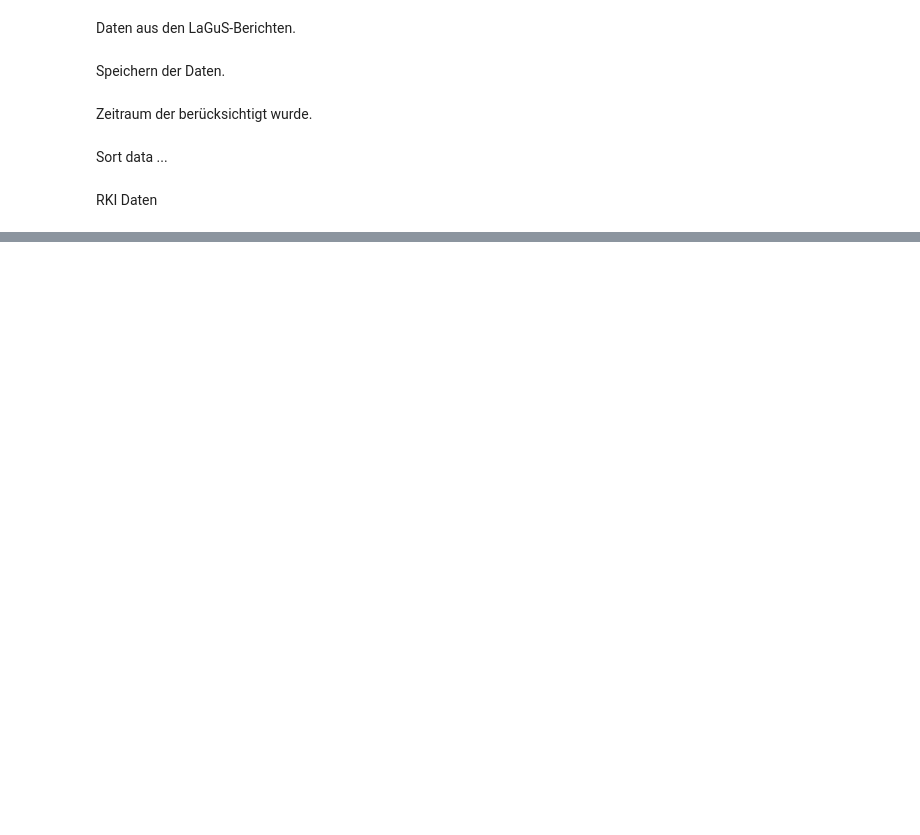
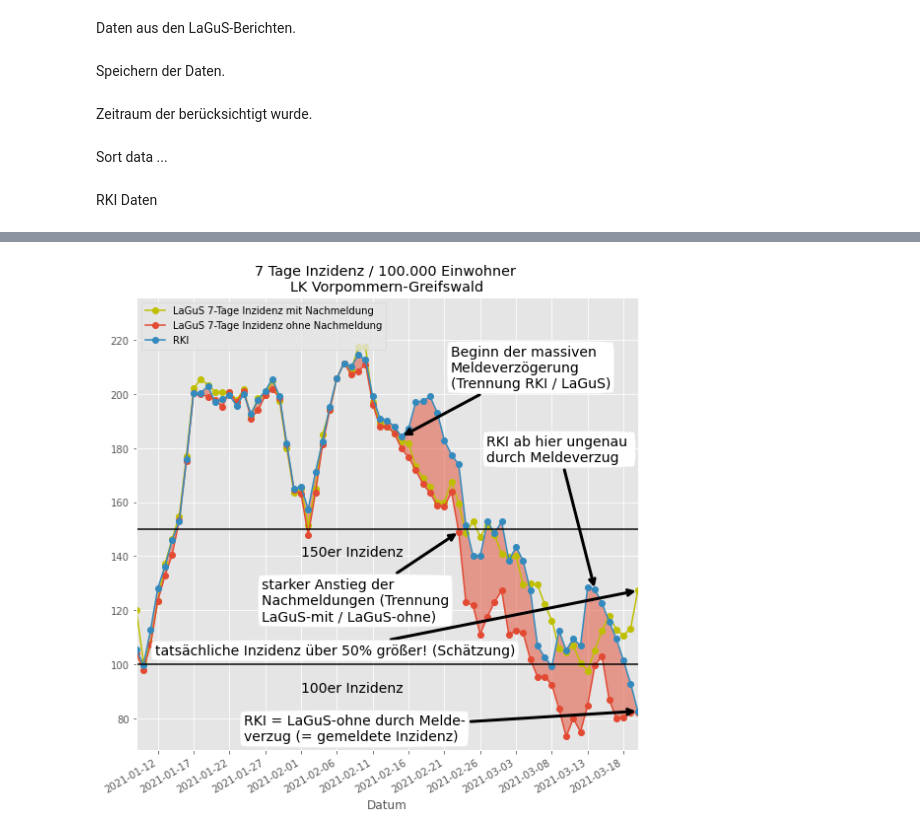
Before and after one commit to florianboergel/lagus_vs_rki_mv, a Jupyter notebook: Lagus_vs_RKI_mv.ipynb, the cells around one changed output, grey strips where cells are left out. Saved outputs shown, nothing was run; the diff lists cells and outputs as text; code cells hidden in the pictures; blank space fills up the shorter version.

```diff
--- a/Lagus_vs_RKI_mv.ipynb
+++ b/Lagus_vs_RKI_mv.ipynb
@@ -57,3 +58,12 @@ RKIData = pd.read_csv(url, index_col = 8)
+# %%
+# read output of Kai Buddes LaGuS PDF scraper https://github.com/buddekai/ScrapeLagusReports
+lagus_cum = pd.read_csv('data/cumulative_cases_en.csv', index_col = 0)
+lagus_cum.index = pd.to_datetime(lagus_cum.index)
+lagus_cum.index = pd.to_datetime(lagus_cum.index.strftime('%Y-%m-%d'))
+
+lagus_cases = pd.DataFrame(index=lagus_cum.index[1:])
+for col in lagus_cum.columns:
+    lagus_cases['%s' %col] = [(lagus_cum['%s' %col][i+1] - lagus_cum['%s' %col][i]) for i in range(lagus_cum.shape[0]-1)]
 # %%
 plt.style.use('ggplot')
 
@@ -143,0 +154,84 @@ plt.savefig("mv_rki_lagus_greifwald.png", dpi = 600)
+# %%
+f = plt.figure(figsize = (8,8))
+gs = gridspec.GridSpec(1, 1, figure=f)
+
+ax = plt.subplot(gs[0])
+
+lagus = pd.DataFrame(lagus_data["VG"], index = t)
+lagus_cases = pd.DataFrame(lagus_cases["VG"], index = t)
+RKIData_sub = RKIData[RKIData.Landkreis==regions["VG"][0]]
+RKIData_sub.index = pd.to_datetime(RKIData_sub.index)
+RKIData_sub.index = pd.to_datetime(RKIData_sub.index.strftime('%Y-%m-%d'))
+RKIData_sub = RKIData_sub.groupby(pd.Grouper(freq='D')).AnzahlFall.sum()
+RKIData_sub = RKIData_sub[lagus.index]
+
+ax.set_title('7 Tage Inzidenz / 100.000 Einwohner \n{}'.format(regions["VG"][0]))
+ax.set_ylabel('')
+ax.set_xlabel('Datum')
+ax.plot(lagus_cases.index,
+        lagus_cases.rolling(7).sum()/regions["VG"][1]*100000,
+        '-o', label='LaGuS 7-Tage Inzidenz mit Nachmeldung',
+       color='y')
+ax.plot(lagus.index, lagus.values, '-o', label='LaGuS 7-Tage Inzidenz ohne Nachmeldung')
+ax.plot(RKIData_sub.index,
+         RKIData_sub.rolling(7).sum()/regions["VG"][1]*100000,
+         '-o', label='RKI')
+ax.fill_between(RKIData_sub.index,
+                RKIData_sub.rolling(7).sum()/regions["VG"][1]*100000,
+                lagus.values.squeeze(),
+                alpha = 0.5)
+ax.axhline(100, color = "black")
+ax.axhline(150, color = "black")
+ax.text(date(2021, 2, 1), 90,  "100er Inzidenz", size = 14)
+ax.text(date(2021, 2, 1), 140,  "150er Inzidenz", size = 14)
+
+ax.annotate("Beginn der massiven \nMeldeverzögerung\n(Trennung RKI / LaGuS)",
+            xy=(date(2021, 2, 15), (RKIData_sub.rolling(7).sum()/regions["VG"][1]*100000).loc["2021-02-15"]), xycoords='data',
+            xytext=(50, 50), textcoords='offset points',size = 14,
+            bbox=dict(boxstyle="round4", fc="w"),
+            arrowprops=dict(arrowstyle="->",
+                            connectionstyle="arc3", color ="black", lw = 3),
+            )
+ax.annotate("starker Anstieg der\nNachmeldungen (Trennung\nLaGuS-mit / LaGuS-ohne)",
+            xy=(date(2021, 2, 23), lagus.loc["2021-02-23"]), xycoords='data',
+            xytext=(-200, -90), textcoords='offset points',size = 14,
+            bbox=dict(boxstyle="round4", fc="w"),
+            arrowprops=dict(arrowstyle="->",
+                            connectionstyle="arc3", color ="black", lw = 3),
+            )
+
+ax.annotate("RKI ab hier ungenau \ndurch Meldeverzug",
+            xy=(date(2021, 3, 14), (RKIData_sub.rolling(7).sum()/regions["VG"][1]*100000).loc["2021-03-14"]), xycoords='data',
+            xytext=(-110, 130), textcoords='offset points',size = 14,
+            bbox=dict(boxstyle="round4", fc="w"),
+            arrowprops=dict(arrowstyle="->",
+                            connectionstyle="arc3", color ="black", lw = 3),
+            )
+
+ax.annotate("RKI = LaGuS-ohne durch Melde-\nverzug (= gemeldete Inzidenz)",
+            xy=(date(2021, 3, 20), (RKIData_sub.rolling(7).sum()/regions["VG"][1]*100000).loc["2021-03-20"]), xycoords='data',
+            xytext=(-400, -30), textcoords='offset points',size = 14,
+            bbox=dict(boxstyle="round4", fc="w"),
+            arrowprops=dict(arrowstyle="->",
+                            connectionstyle="arc3", color ="black", lw = 3),
+            )
+
+ax.annotate("tatsächliche Inzidenz über 50% größer! (Schätzung)",
+            xy=(date(2021, 3, 20), (lagus_cases.rolling(7).sum()/regions["VG"][1]*100000).loc["2021-03-20"]), xycoords='data',
+            xytext=(-490, -65), textcoords='offset points',size = 14,
+            bbox=dict(boxstyle="round4", fc="w"),
+            arrowprops=dict(arrowstyle="->",
+                            connectionstyle="arc3", color ="black", lw = 3),
+            )
+
+plt.xticks(rotation=90)
+plt.gca().xaxis.set_major_locator(mdates.DayLocator(interval=5))
+ax.legend(loc=2)
+f.autofmt_xdate()
+ax.set_xlim([t[8], t[-1]])
+ax.set_ylim([lagus.values.min()-5, np.nanmax(RKIData_sub.rolling(7).sum()/regions["VG"][1]*100000)*1.1])
+
+f.tight_layout()
+plt.savefig("mv_rki_lagus_greifwald_explained.png", dpi = 600)
+# %% [output]
+[figure, added]
```
Also changed, not shown: parts of 5 cells of this notebook, 12 other files.
